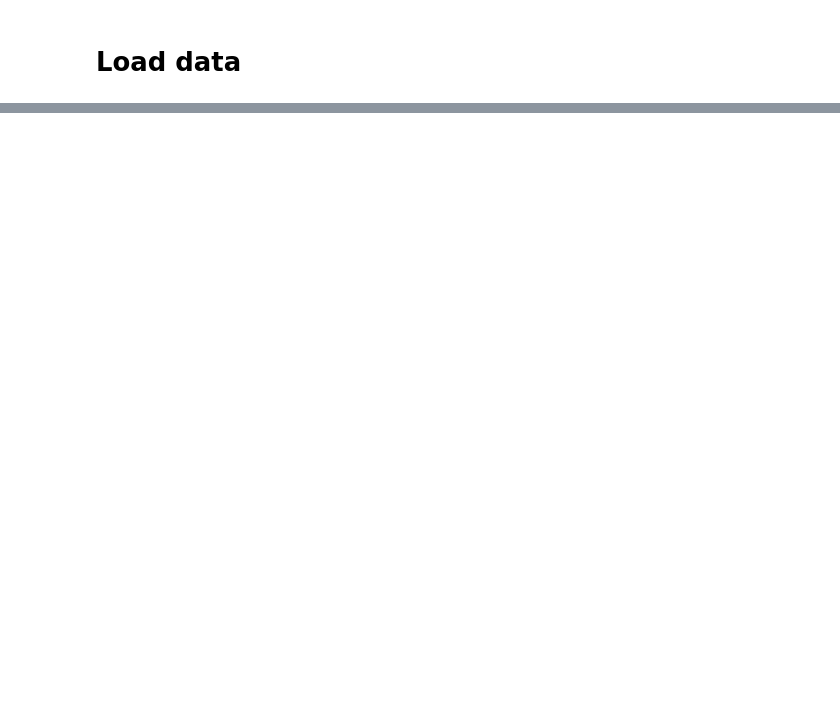
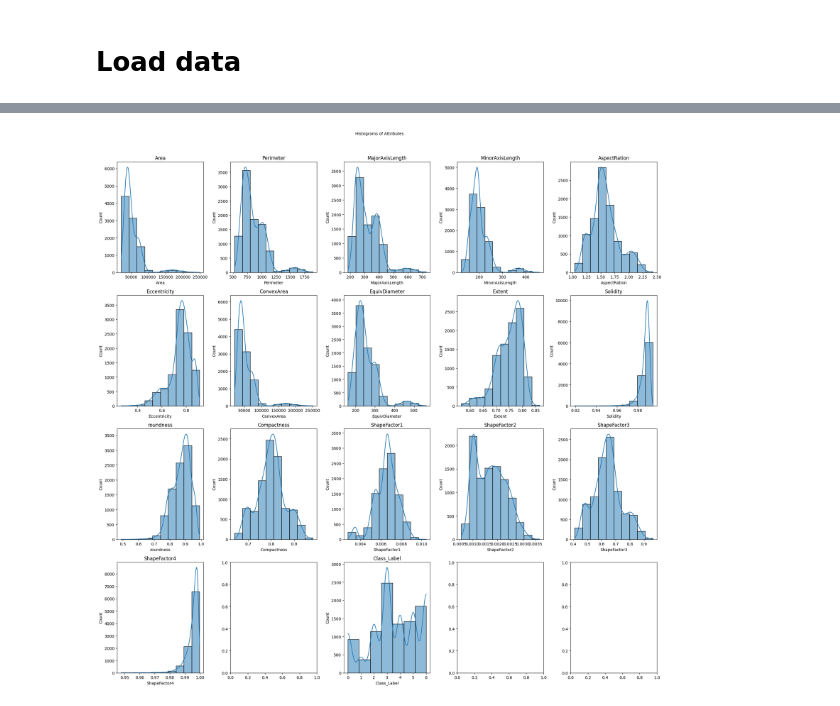
Before and after one commit to danilo-milosevic/DataPreprocessing, a Jupyter notebook: NoiseRed.ipynb, the cells around one changed output, grey strips where cells are left out. Saved outputs shown, nothing was run; the diff lists cells and outputs as text; code cells hidden in the pictures; blank space fills up the shorter version.

```diff
--- a/NoiseRed.ipynb
+++ b/NoiseRed.ipynb
@@ -58,0 +74,13 @@ data = pd.read_csv(path+file_name)
+# %%
+def get_onehot(class_count, class_ind):
+    rez = np.zeros(class_count)
+    rez[class_ind] = 1
+    return rez
+
+unique_vals = np.unique(data['Class'])
+class_map_oh = {x: get_onehot(len(unique_vals), i) for i, x in enumerate(unique_vals)}
+class_map_label = {x: i for i, x in enumerate(unique_vals)}
+# %%
+data['Class_OneHot'] = data['Class'].apply(lambda x: class_map_oh[x])
+data['Class_Label'] = data['Class'].apply(lambda x: class_map_label[x])
+data.drop(axis=1, labels=['Class'], inplace=True)
@@ -58,0 +138,13 @@ data = pd.read_csv(path+file_name)
+# %%
+train_perc = 0.7
+test_perc = 1 - train_perc
+# %%
+split = StratifiedShuffleSplit(n_splits=1, test_size=test_perc, random_state=42)
+
+# Perform the split
+for train_idx, test_idx in split.split(data, data['Class_Label']):
+    train_set = data.iloc[train_idx]
+    test_set = data.iloc[test_idx]
+
+print('Train size: ', len(train_set), 'x', len(train_set.iloc[0]))
+print('Test size: ', len(test_set), 'x', len(test_set.iloc[0]))
@@ -58,0 +195,4 @@ data = pd.read_csv(path+file_name)
+# %%
+plot_attributes(train_set)
+# %% [output]
+[figure, added]
```
Also changed, not shown: parts of 19 cells of this notebook.
